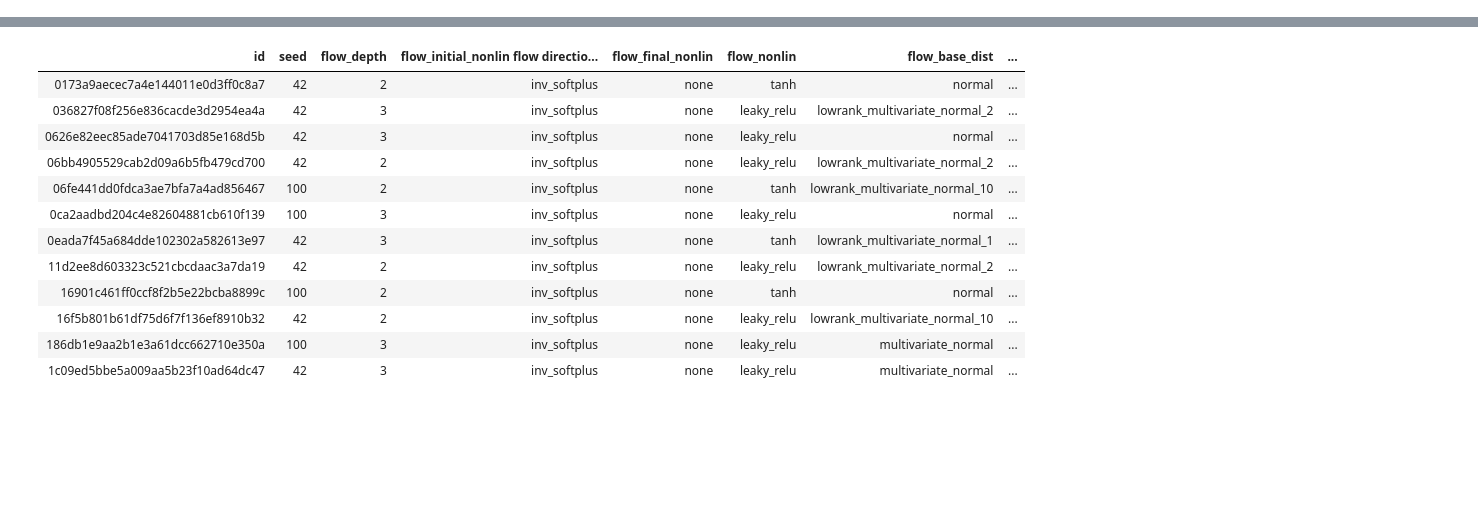
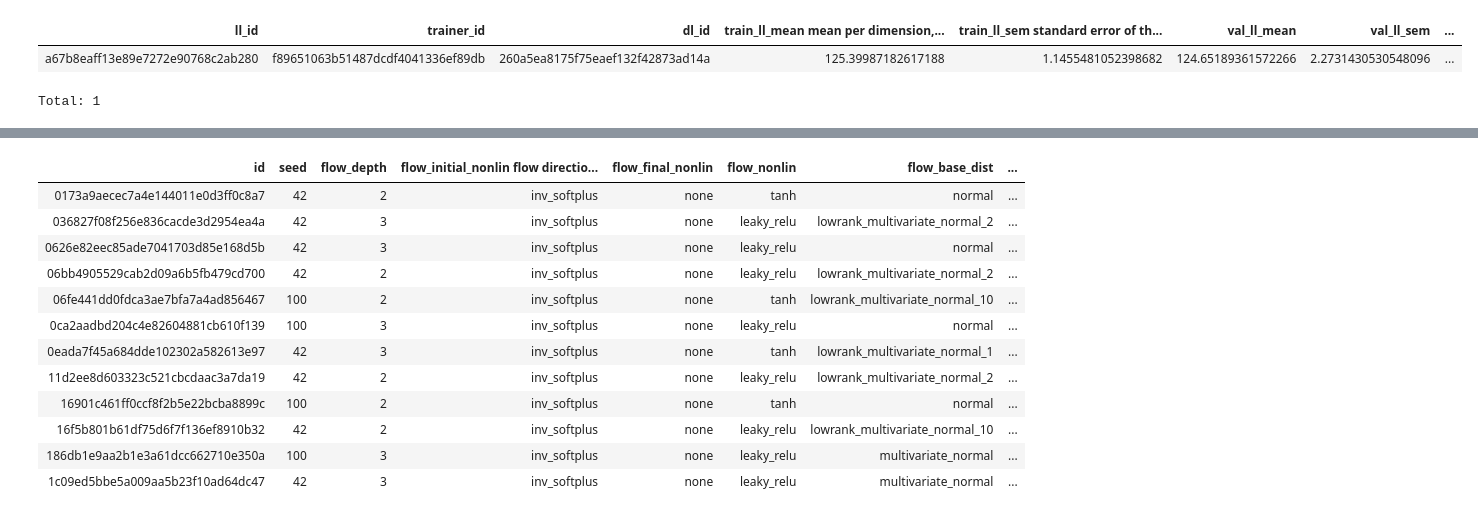
Before and after one commit to suhasshrinivasan/task-transfer, a Jupyter notebook: experiments/dj/dj_interactive.ipynb, the cells around one changed output, grey strips where cells are left out. Drawn from its saved outputs; the diff is of its cells as text; code cells hidden in the pictures; blank space fills up the shorter version.

```diff
--- a/experiments/dj/dj_interactive.ipynb
+++ b/experiments/dj/dj_interactive.ipynb
@@ -34,0 +35,26 @@ from task_transfer.ml_lib.data_loading import build_dataloaders
+# %%
+download_path = "/tmp"
+criterion = "val_ll_mean"
+k = 1
+likelihood_config_proj_col = "ll_id"
+best_val_likelihood_results = fetch_best_model_results(
+    result_table=LikelihoodResult,
+    config_table=LikelihoodConfig,
+    data_loader_config_table=DataLoaderConfig,
+    trainer_config_table=LLTrainerConfig,
+    config_proj_col=likelihood_config_proj_col,
+    criterion=criterion,
+    k=k,
+    download_path=download_path,
+)
+
+restriction = (
+    f"ll_id = '{best_val_likelihood_results['ll_id']}' "
+    f"and dl_id = 'b8379e7d6998fc94a08a9a3742eec12d'"
+)
+
+LikelihoodResult & restriction
+# %% [output]
+| ll_id | trainer_id | dl_id | train_ll_mean mean per dimension,... | train_ll_sem standard error of th... | val_ll_mean | val_ll_sem | ... |
+| a67b8eaff13e89e7272e90768c2ab280 | f89651063b51487dcdf4041336ef89db | 260a5ea8175f75eaef132f42873ad14a | 125.39987182617188 | 1.1455481052398682 | 124.65189361572266 | 2.2731430530548096 | ... |
+Total: 1
```
Also changed, not shown: parts of 16 cells of this notebook, 10 other files.
